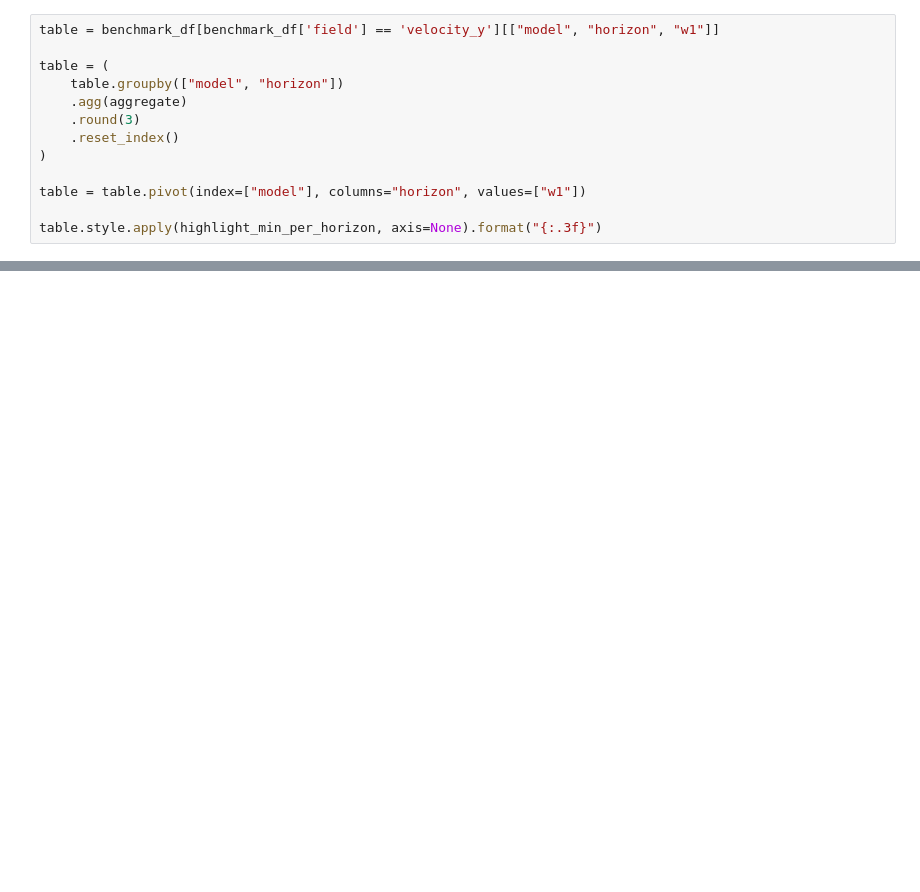
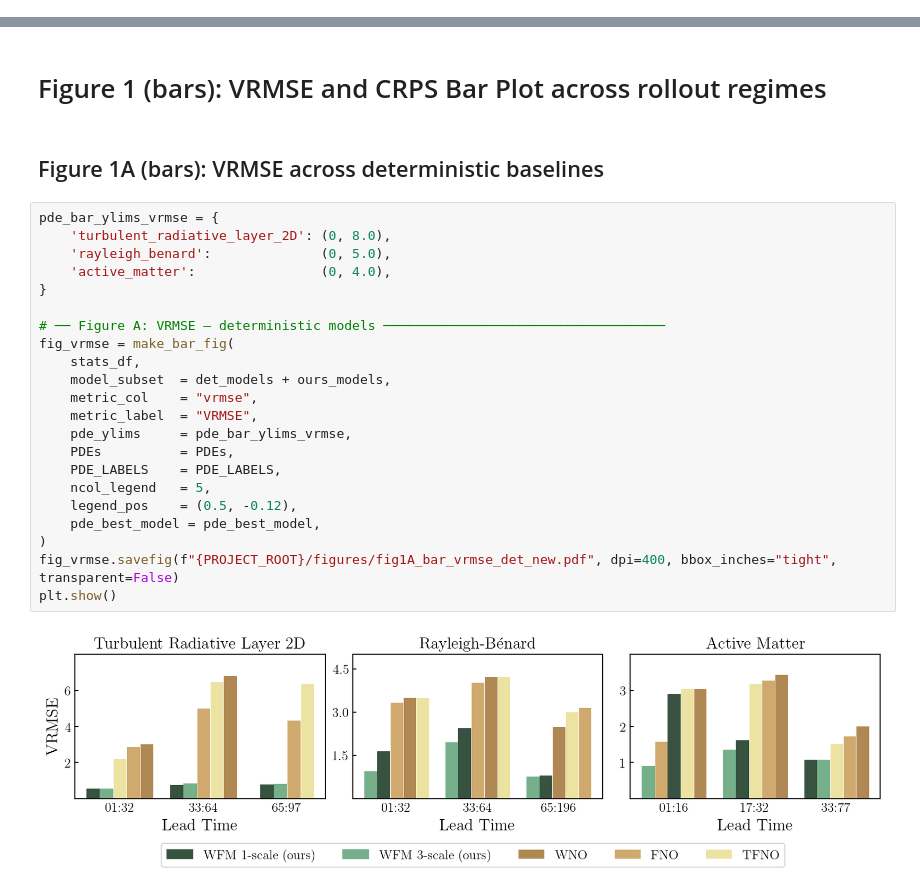
Before and after one commit to gabrieleaccarino/wavelet_flow_matching, a Jupyter notebook: notebooks/figures.ipynb, the cells around one changed output, grey strips where cells are left out. Cells and saved outputs as stored; diff of their text form; blank space fills up the shorter version.

Commit message:
-GA : ablations, plot and figures

```diff
--- a/notebooks/figures.ipynb
+++ b/notebooks/figures.ipynb
@@ -780,13 +0,0 @@ display(table_cfg.style.apply(highlight_min_per_horizon, axis=None).format("{:.3
-# %%
-table = benchmark_df[benchmark_df['field'] == 'velocity_y'][["model", "horizon", "w1"]]
-
-table = (
-    table.groupby(["model", "horizon"])
-    .agg(aggregate)
-    .round(3)
-    .reset_index()
-)
-
-table = table.pivot(index=["model"], columns="horizon", values=["w1"])
-
-table.style.apply(highlight_min_per_horizon, axis=None).format("{:.3f}")
@@ -792,0 +629,28 @@ table.style.apply(highlight_min_per_horizon, axis=None).format("{:.3f}")
+# %% [markdown]
+# Figure 1 (bars): VRMSE and CRPS Bar Plot across rollout regimes
+# %% [markdown]
+## Figure 1A (bars): VRMSE across deterministic baselines
+# %%
+pde_bar_ylims_vrmse = {
+    'turbulent_radiative_layer_2D': (0, 8.0),
+    'rayleigh_benard':              (0, 5.0),
+    'active_matter':                (0, 4.0),
+}
+
+# ── Figure A: VRMSE — deterministic models ────────────────────────────────────
+fig_vrmse = make_bar_fig(
+    stats_df,
+    model_subset  = det_models + ours_models,
+    metric_col    = "vrmse",
+    metric_label  = "VRMSE",
+    pde_ylims     = pde_bar_ylims_vrmse,
+    PDEs          = PDEs,
+    PDE_LABELS    = PDE_LABELS,
+    ncol_legend   = 5,
+    legend_pos    = (0.5, -0.12),
+    pde_best_model = pde_best_model,
+)
+fig_vrmse.savefig(f"{PROJECT_ROOT}/figures/fig1A_bar_vrmse_det_new.pdf", dpi=400, bbox_inches="tight", transparent=False)
+plt.show()
+# %% [output]
+[figure, added]
```
Also changed, not shown: parts of 59 cells of this notebook, 12 other files.
